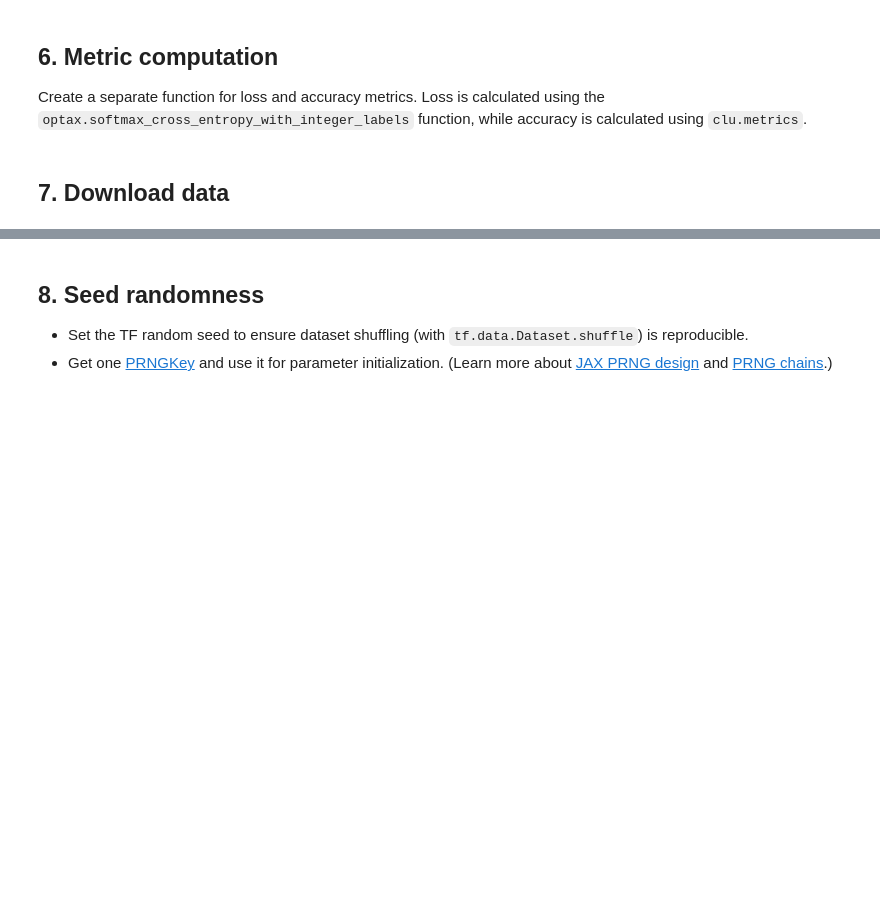
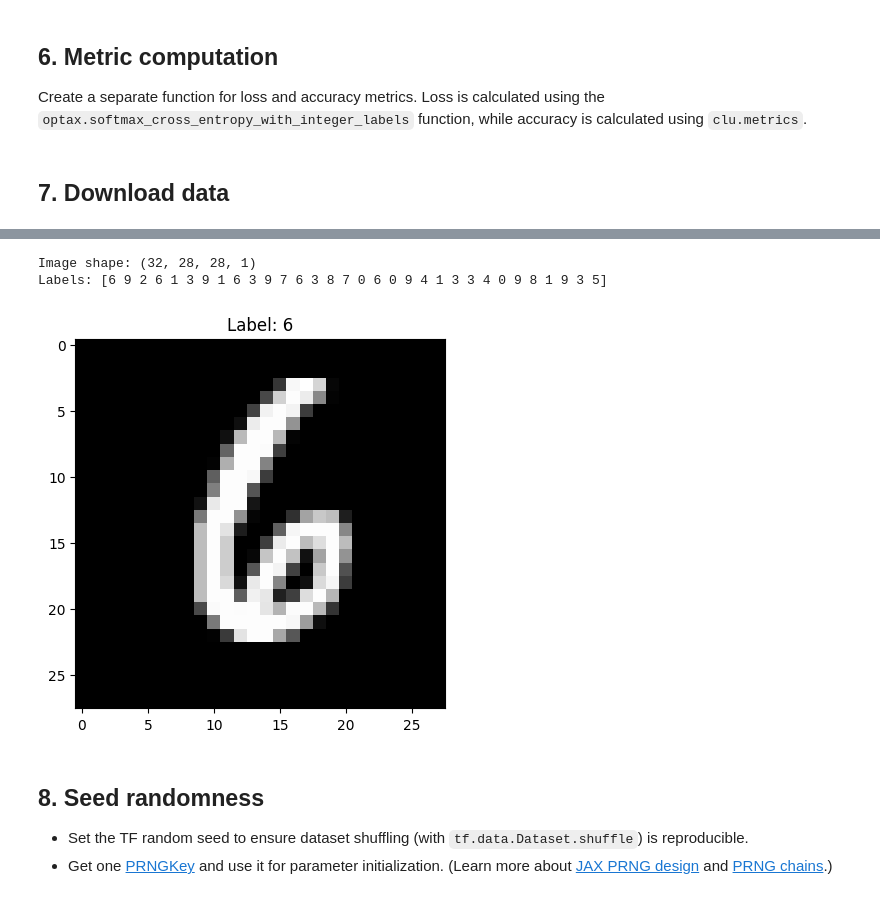
Before and after one commit to callum-lawson/dl-playground, a Jupyter notebook: docs/quick_start.ipynb, the cells around one changed output, grey strips where cells are left out. Cells and saved outputs as stored; diff of their text form; code cells hidden in the pictures; blank space fills up the shorter version.

```diff
--- a/docs/quick_start.ipynb
+++ b/docs/quick_start.ipynb
@@ -193,3 +198,18 @@ train_ds, test_ds = get_datasets(num_epochs, batch_size)
+# %%
+for batch in train_ds.take(1):  # Take only the first batch
+  images, labels = batch['image'], batch['label']
+  print("Image shape:", images.shape)
+  print("Labels:", labels.numpy())
+
+  # Display the first image in the batch
+  import matplotlib.pyplot as plt
+  plt.imshow(images[0].numpy().squeeze(), cmap='gray')
+  plt.title(f"Label: {labels[0].numpy()}")
+  plt.show()
+# %% [output]
+Image shape: (32, 28, 28, 1)
+Labels: [6 9 2 6 1 3 9 1 6 3 9 7 6 3 8 7 0 6 0 9 4 1 3 3 4 0 9 8 1 9 3 5]
+[figure, added]
 # %% [markdown]
 ## 8. Seed randomness
 
```
Also changed, not shown: parts of 6 cells of this notebook.
